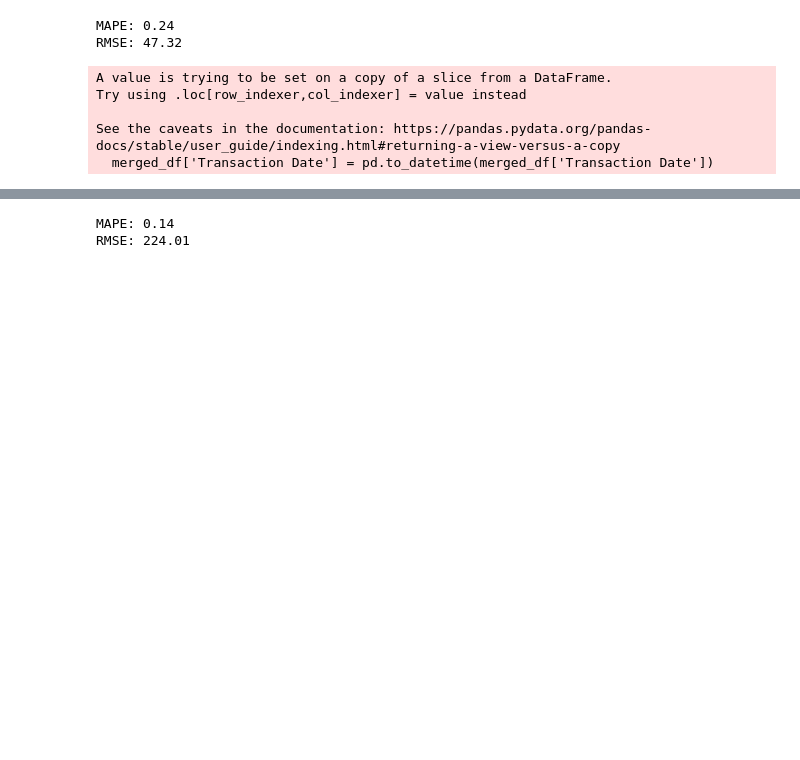
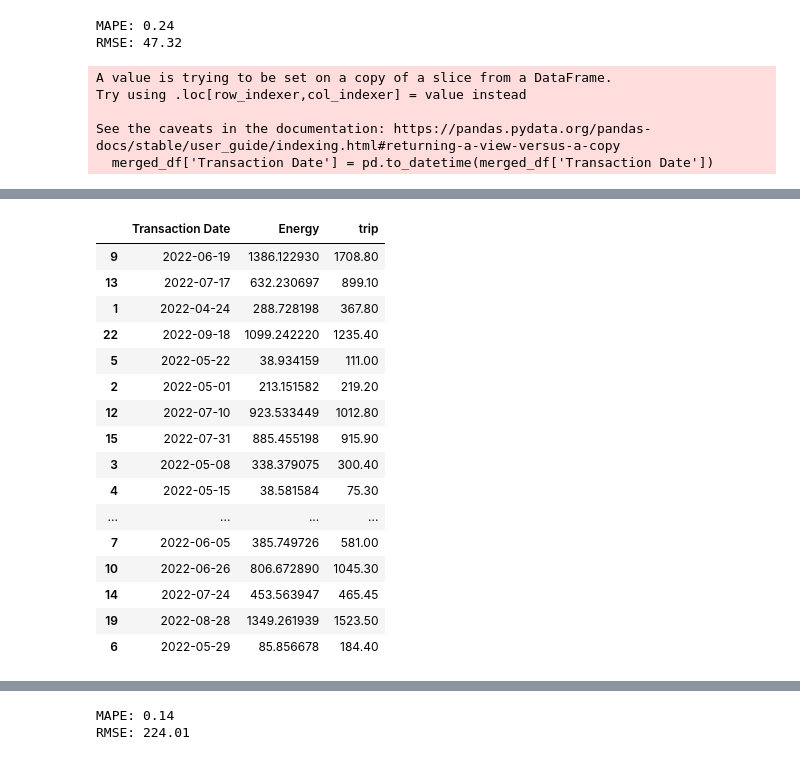
Before and after one commit to narslab/transit-electrification-futures, a Jupyter notebook: bin/jupyter/beb-validation.ipynb, the cells around one changed output, grey strips where cells are left out. Cells and saved outputs as stored; diff of their text form; code cells hidden in the pictures; blank space fills up the shorter version.

```diff
--- a/bin/jupyter/beb-validation.ipynb
+++ b/bin/jupyter/beb-validation.ipynb
@@ -297,3 +317,23 @@ from sklearn.model_selection import train_test_split
 
 # Assuming your DataFrame is named 'df'
 train_merged_df, test_merged_df = train_test_split(merged_df, test_size=0.2, random_state=42)
+# %%
+train_merged_df
+# %% [output]
+|  | Transaction Date | Energy | trip |
+| 9 | 2022-06-19 | 1386.122930 | 1708.80 |
+| 13 | 2022-07-17 | 632.230697 | 899.10 |
+| 1 | 2022-04-24 | 288.728198 | 367.80 |
+| 22 | 2022-09-18 | 1099.242220 | 1235.40 |
+| 5 | 2022-05-22 | 38.934159 | 111.00 |
+| 2 | 2022-05-01 | 213.151582 | 219.20 |
+| 12 | 2022-07-10 | 923.533449 | 1012.80 |
+| 15 | 2022-07-31 | 885.455198 | 915.90 |
+| 3 | 2022-05-08 | 338.379075 | 300.40 |
+| 4 | 2022-05-15 | 38.581584 | 75.30 |
+| ... | ... | ... | ... |
+| 7 | 2022-06-05 | 385.749726 | 581.00 |
+| 10 | 2022-06-26 | 806.672890 | 1045.30 |
+| 14 | 2022-07-24 | 453.563947 | 465.45 |
+| 19 | 2022-08-28 | 1349.261939 | 1523.50 |
+| 6 | 2022-05-29 | 85.856678 | 184.40 |
```
Also changed, not shown: parts of 2 cells of this notebook, 3 other files.
